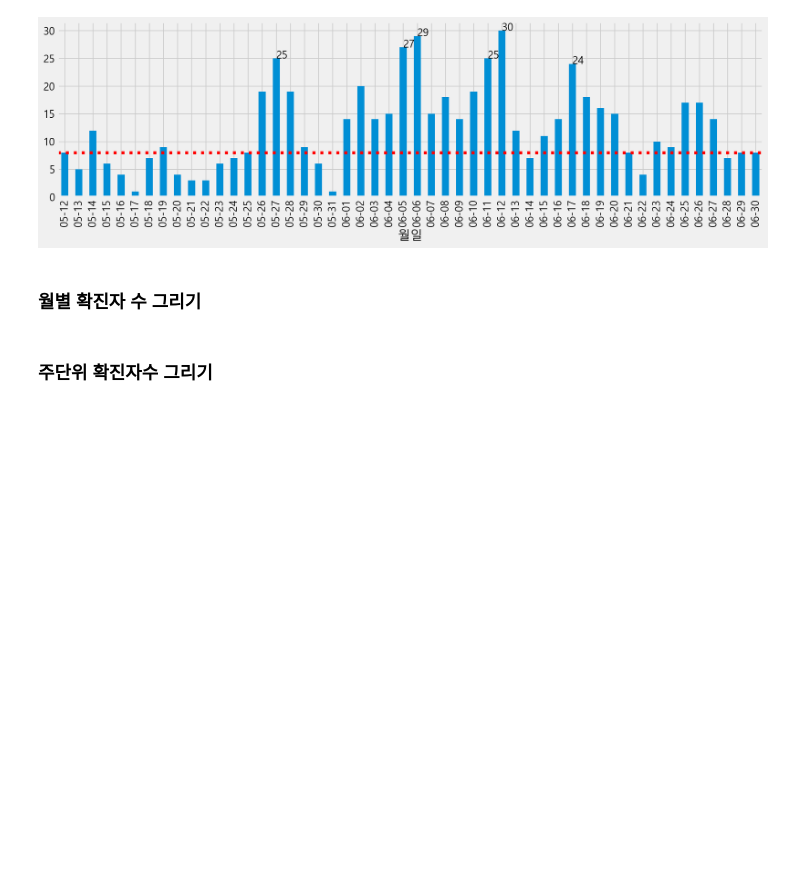
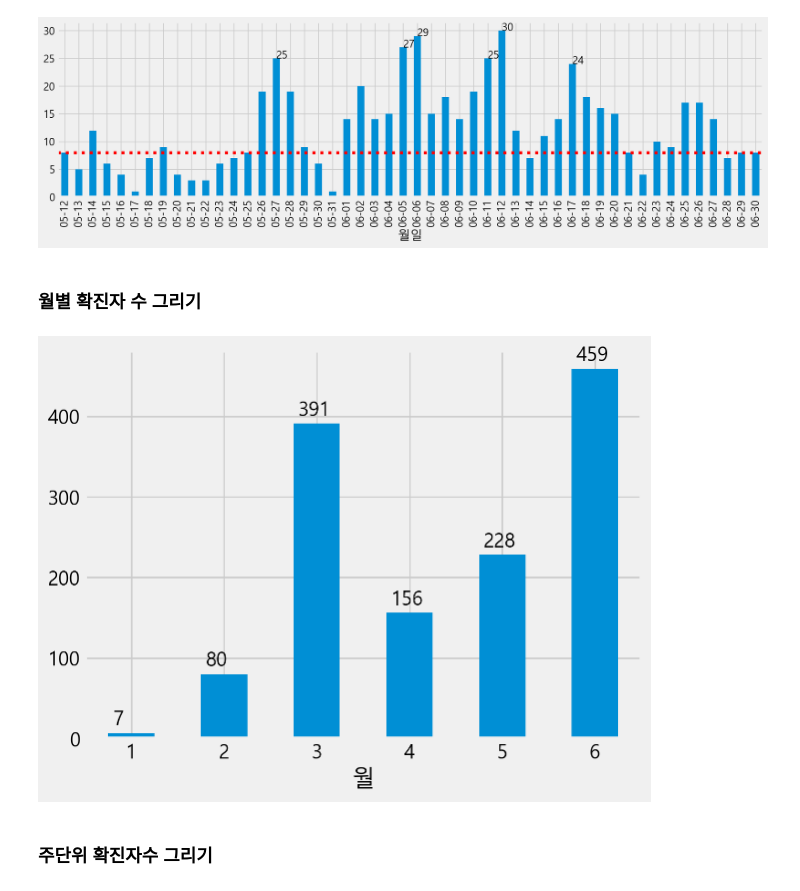
Before and after one commit to nz663633/data-analysis-viz, a Jupyter notebook: seoul-covid-19-02-eda-input.ipynb, the cells around one changed output. Drawn from its saved outputs; the diff is of its cells as text; code cells hidden in the pictures; blank space fills up the shorter version.

Commit message:
feat: add bar chart for monthly case counts

```diff
--- a/seoul-covid-19-02-eda-input.ipynb
+++ b/seoul-covid-19-02-eda-input.ipynb
@@ -286,3 +284,14 @@ for i in range(50):
+# %%
+# 월별 확진자수에 대한 빈도수를 구해서 시각화 합니다.
+
+month_case = df["월"].value_counts().sort_index()
+g = month_case.plot.bar(rot=0) # rot=0: x축 글씨를 수평으로 표시
+
+# month_case.iloc[i]: i번째 위치(월)에 해당하는 value값(확진자수) 가져오기
+for i in range(len(month_case)):
+    g.text(x=i-0.2, y=month_case.iloc[i]+10, s=month_case.iloc[i])
+# %% [output]
+[figure, added]
 # %% [markdown]
 ### 주단위 확진자수 그리기
 # %%
```
Also changed, not shown: parts of 1 cell of this notebook.
